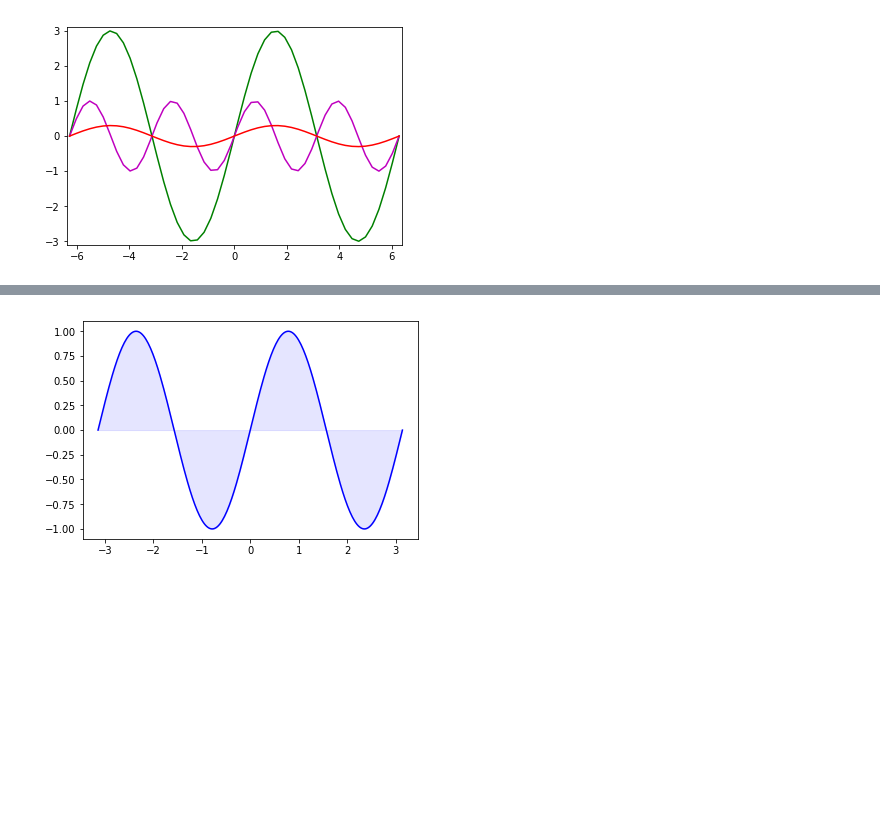
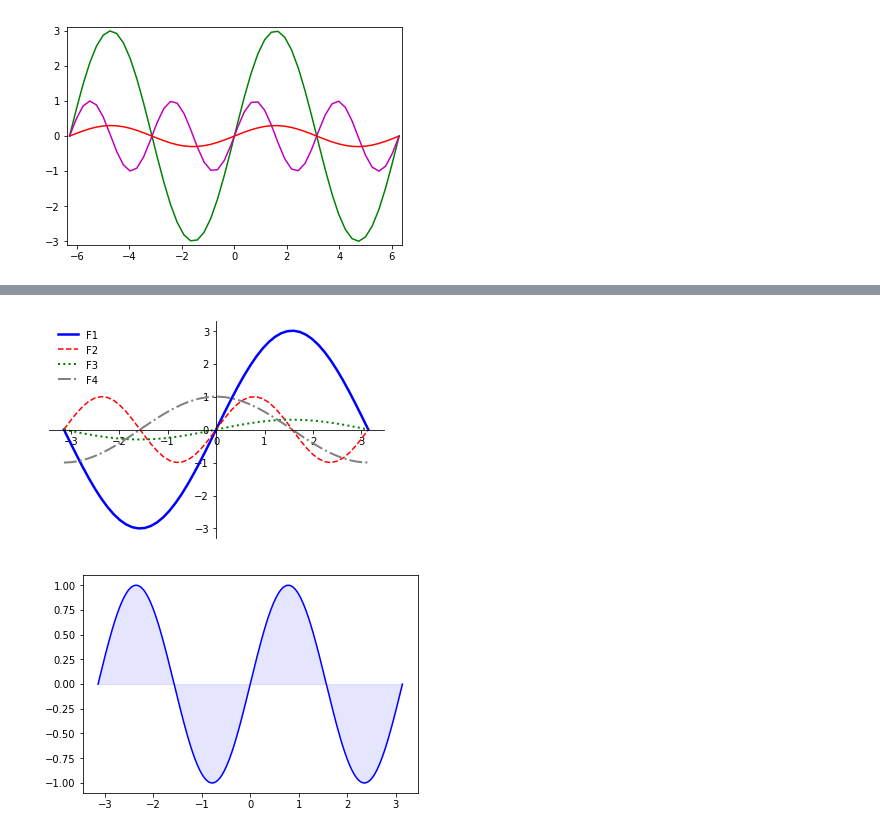
Before and after one commit to jc7qx/pylearning, a Jupyter notebook: matplotlib.ipynb, the cells around one changed output, grey strips where cells are left out. Cells and saved outputs as stored; diff of their text form; code cells hidden in the pictures; blank space fills up the shorter version.

Commit message:
matplot

```diff
--- a/matplotlib.ipynb
+++ b/matplotlib.ipynb
@@ -117,3 +124,30 @@ plt.show()
+# %%
+#設定不同的line style
+import matplotlib.pyplot as plt
+X = np.linspace(-np.pi, np.pi, 50, endpoint=True)
+F1 = 3 * np.sin(X)
+F2 = np.sin(2*X)
+F3 = 0.3 * np.sin(X)
+F4 = np.cos(X)
+#畫圖
+plt.plot(X, F1, color="blue", linewidth=2.5, linestyle="-", label="F1")
+plt.plot(X, F2, color="red", linewidth=1.5, linestyle="--", label="F2")
+plt.plot(X, F3, color="green", linewidth=2, linestyle=":", label="F3")
+plt.plot(X, F4, color="grey", linewidth=2, linestyle="-.", label="F4")
+#設定x, y軸位置
+ax = plt.gca()
+ax.spines['right'].set_color('none')
+ax.spines['top'].set_color('none')
+ax.xaxis.set_ticks_position('bottom')
+ax.spines['bottom'].set_position(('data',0))
+ax.yaxis.set_ticks_position('left')
+ax.spines['left'].set_position(('data',0))
+#設定圖例
+plt.legend(loc='upper left', frameon=False)
+
+plt.show()
+# %% [output]
+[figure, added]
 # %%
 import numpy as np
 import matplotlib.pyplot as plt
```
Also changed, not shown: parts of 33 cells of this notebook.
